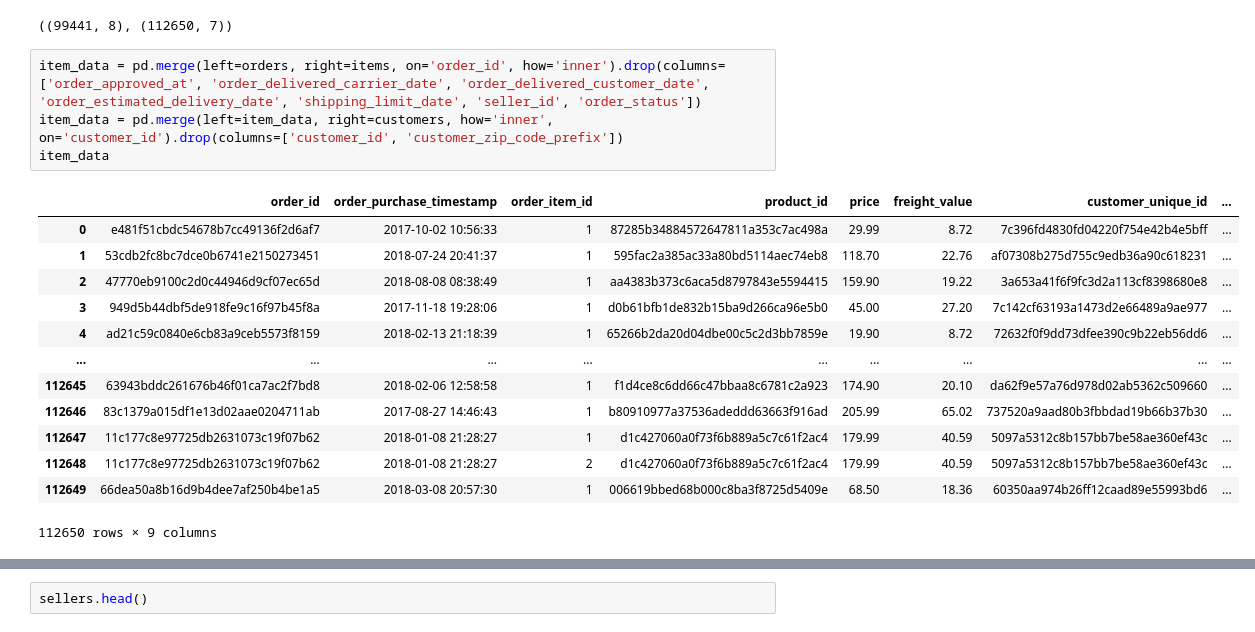
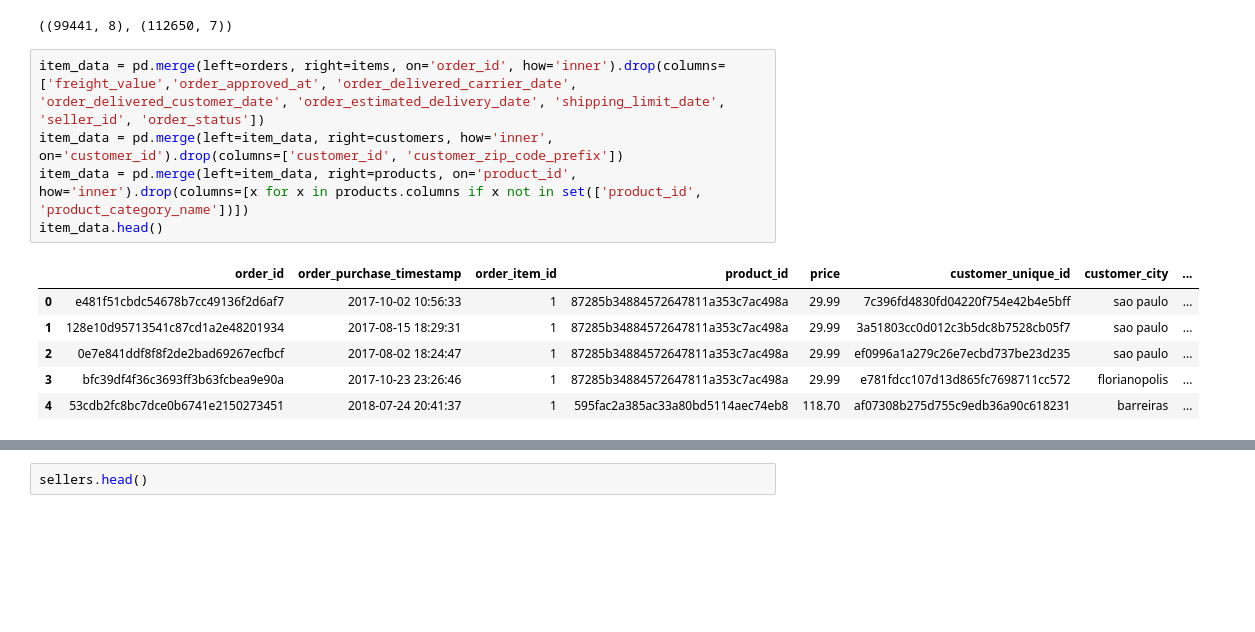
Before and after one commit to allmeidaapedro/Olist-Analysis, a Jupyter notebook: eda.ipynb, the cells around one changed output, grey strips where cells are left out. Drawn from its saved outputs; the diff is of its cells as text; blank space fills up the shorter version.

```diff
--- a/eda.ipynb
+++ b/eda.ipynb
@@ -141,20 +144,14 @@ orders.shape, items.shape
 # %% [output]
 ((99441, 8), (112650, 7))
 # %%
-item_data = pd.merge(left=orders, right=items, on='order_id', how='inner').drop(columns=['order_approved_at', 'order_delivered_carrier_date', 'order_delivered_customer_date', 'order_estimated_delivery_date', 'shipping_limit_date', 'seller_id', 'order_status'])
+item_data = pd.merge(left=orders, right=items, on='order_id', how='inner').drop(columns=['freight_value','order_approved_at', 'order_delivered_carrier_date', 'order_delivered_customer_date', 'order_estimated_delivery_date', 'shipping_limit_date', 'seller_id', 'order_status'])
 item_data = pd.merge(left=item_data, right=customers, how='inner', on='customer_id').drop(columns=['customer_id', 'customer_zip_code_prefix'])
-item_data
+item_data = pd.merge(left=item_data, right=products, on='product_id', how='inner').drop(columns=[x for x in products.columns if x not in set(['product_id', 'product_category_name'])])
+item_data.head()
 # %% [output]
-|  | order_id | order_purchase_timestamp | order_item_id | product_id | price | freight_value | customer_unique_id | ... |
-| 0 | e481f51cbdc54678b7cc49136f2d6af7 | 2017-10-02 10:56:33 | 1 | 87285b34884572647811a353c7ac498a | 29.99 | 8.72 | 7c396fd4830fd04220f754e42b4e5bff | ... |
-| 1 | 53cdb2fc8bc7dce0b6741e2150273451 | 2018-07-24 20:41:37 | 1 | 595fac2a385ac33a80bd5114aec74eb8 | 118.70 | 22.76 | af07308b275d755c9edb36a90c618231 | ... |
-| 2 | 47770eb9100c2d0c44946d9cf07ec65d | 2018-08-08 08:38:49 | 1 | aa4383b373c6aca5d8797843e5594415 | 159.90 | 19.22 | 3a653a41f6f9fc3d2a113cf8398680e8 | ... |
-| 3 | 949d5b44dbf5de918fe9c16f97b45f8a | 2017-11-18 19:28:06 | 1 | d0b61bfb1de832b15ba9d266ca96e5b0 | 45.00 | 27.20 | 7c142cf63193a1473d2e66489a9ae977 | ... |
-| 4 | ad21c59c0840e6cb83a9ceb5573f8159 | 2018-02-13 21:18:39 | 1 | 65266b2da20d04dbe00c5c2d3bb7859e | 19.90 | 8.72 | 72632f0f9dd73dfee390c9b22eb56dd6 | ... |
-| ... | ... | ... | ... | ... | ... | ... | ... | ... |
-| 112645 | 63943bddc261676b46f01ca7ac2f7bd8 | 2018-02-06 12:58:58 | 1 | f1d4ce8c6dd66c47bbaa8c6781c2a923 | 174.90 | 20.10 | da62f9e57a76d978d02ab5362c509660 | ... |
-| 112646 | 83c1379a015df1e13d02aae0204711ab | 2017-08-27 14:46:43 | 1 | b80910977a37536adeddd63663f916ad | 205.99 | 65.02 | 737520a9aad80b3fbbdad19b66b37b30 | ... |
-| 112647 | 11c177c8e97725db2631073c19f07b62 | 2018-01-08 21:28:27 | 1 | d1c427060a0f73f6b889a5c7c61f2ac4 | 179.99 | 40.59 | 5097a5312c8b157bb7be58ae360ef43c | ... |
-| 112648 | 11c177c8e97725db2631073c19f07b62 | 2018-01-08 21:28:27 | 2 | d1c427060a0f73f6b889a5c7c61f2ac4 | 179.99 | 40.59 | 5097a5312c8b157bb7be58ae360ef43c | ... |
-| 112649 | 66dea50a8b16d9b4dee7af250b4be1a5 | 2018-03-08 20:57:30 | 1 | 006619bbed68b000c8ba3f8725d5409e | 68.50 | 18.36 | 60350aa974b26ff12caad89e55993bd6 | ... |
+|  | order_id | order_purchase_timestamp | order_item_id | product_id | price | customer_unique_id | customer_city | ... |
+| 0 | e481f51cbdc54678b7cc49136f2d6af7 | 2017-10-02 10:56:33 | 1 | 87285b34884572647811a353c7ac498a | 29.99 | 7c396fd4830fd04220f754e42b4e5bff | sao paulo | ... |
+| 1 | 128e10d95713541c87cd1a2e48201934 | 2017-08-15 18:29:31 | 1 | 87285b34884572647811a353c7ac498a | 29.99 | 3a51803cc0d012c3b5dc8b7528cb05f7 | sao paulo | ... |
+| 2 | 0e7e841ddf8f8f2de2bad69267ecfbcf | 2017-08-02 18:24:47 | 1 | 87285b34884572647811a353c7ac498a | 29.99 | ef0996a1a279c26e7ecbd737be23d235 | sao paulo | ... |
+| 3 | bfc39df4f36c3693ff3b63fcbea9e90a | 2017-10-23 23:26:46 | 1 | 87285b34884572647811a353c7ac498a | 29.99 | e781fdcc107d13d865fc7698711cc572 | florianopolis | ... |
+| 4 | 53cdb2fc8bc7dce0b6741e2150273451 | 2018-07-24 20:41:37 | 1 | 595fac2a385ac33a80bd5114aec74eb8 | 118.70 | af07308b275d755c9edb36a90c618231 | barreiras | ... |
-112650 rows × 9 columns
```
Also changed, not shown: parts of 34 cells of this notebook.
